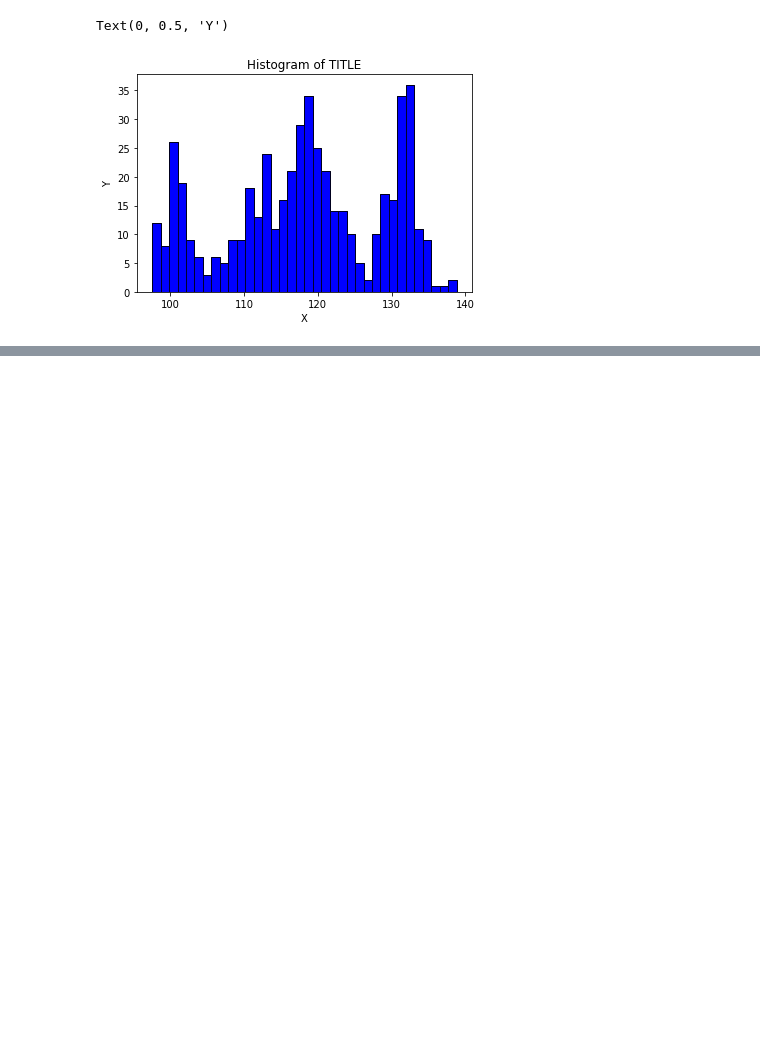
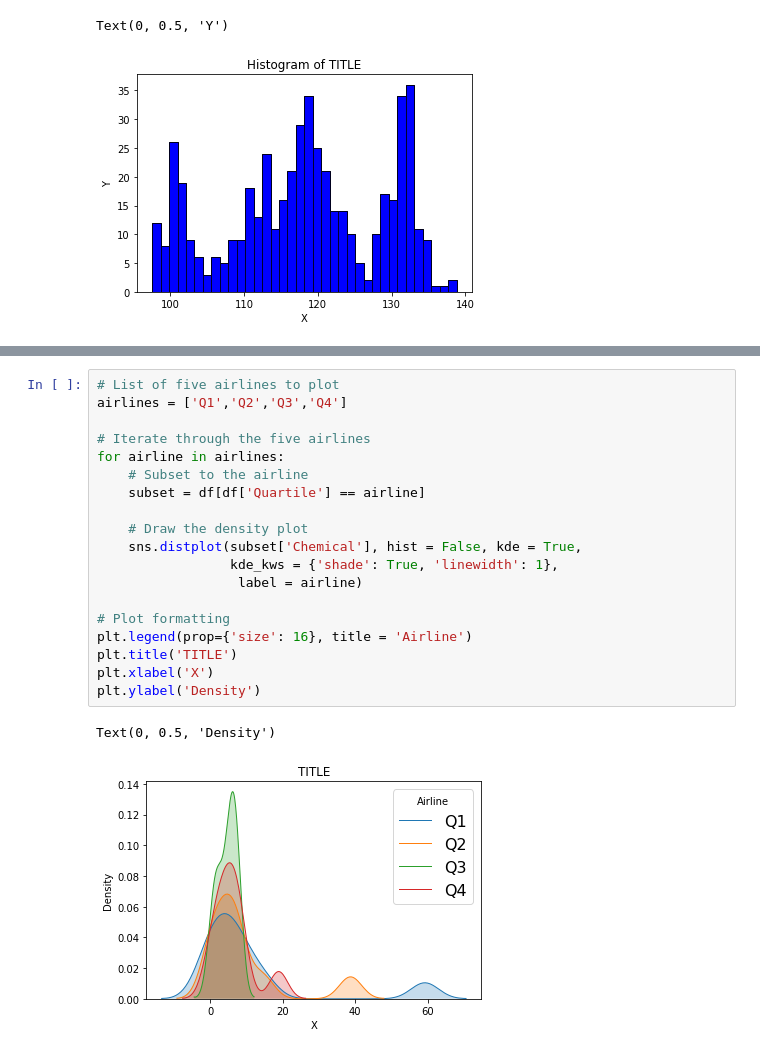
Before and after one commit to hatkanchana/FinanceCBSL, a Jupyter notebook: Colab's_New_Code_Editor.ipynb, the cells around one changed output, grey strips where cells are left out. Cells and saved outputs as stored; diff of their text form; blank space fills up the shorter version.

```diff
--- a/Colab's_New_Code_Editor.ipynb
+++ b/Colab's_New_Code_Editor.ipynb
@@ -206,0 +274,22 @@ Text(0, 0.5, 'Y')
+# %%
+# List of five airlines to plot
+airlines = ['Q1','Q2','Q3','Q4']
+
+# Iterate through the five airlines
+for airline in airlines:
+    # Subset to the airline
+    subset = df[df['Quartile'] == airline]
+
+    # Draw the density plot
+    sns.distplot(subset['Chemical'], hist = False, kde = True,
+                 kde_kws = {'shade': True, 'linewidth': 1},
+                  label = airline)
+
+# Plot formatting
+plt.legend(prop={'size': 16}, title = 'Airline')
+plt.title('TITLE')
+plt.xlabel('X')
+plt.ylabel('Density')
+# %% [output]
+Text(0, 0.5, 'Density')
+[figure, added]
```
Also changed, not shown: parts of 7 cells of this notebook.
